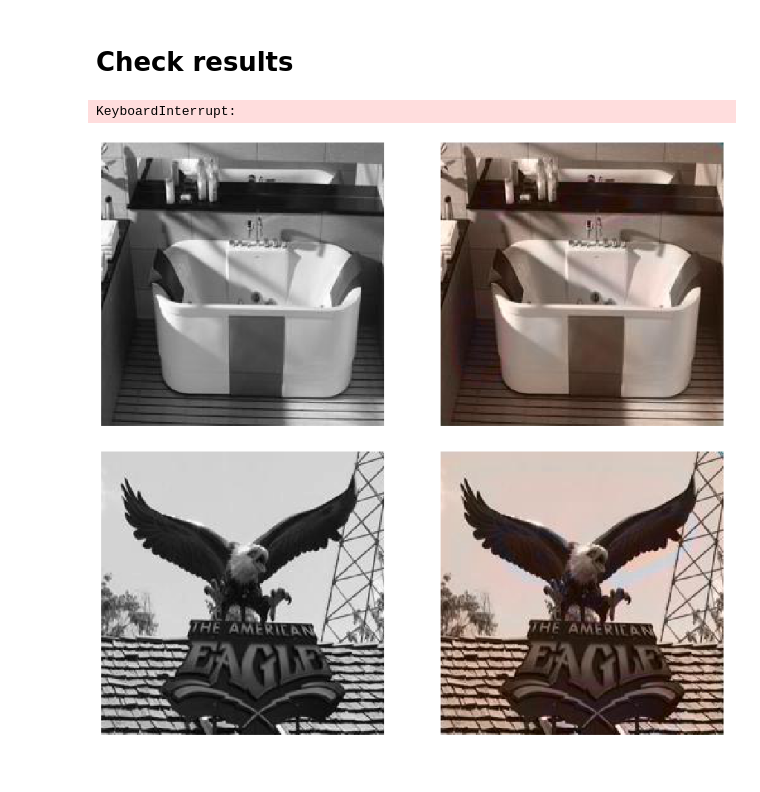
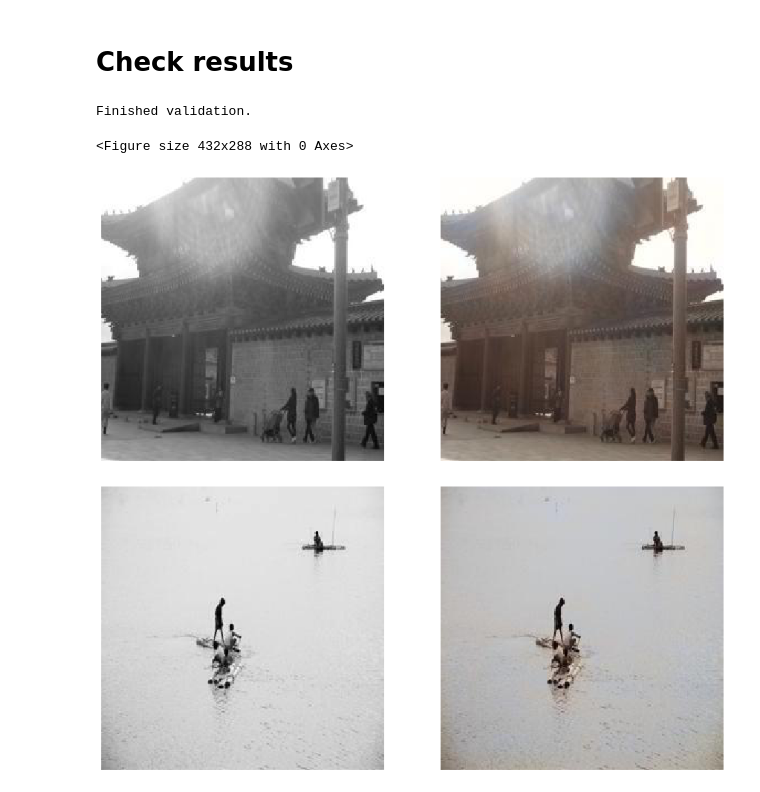
Before and after one commit to usfzhou2/Image-Colorization, a Jupyter notebook: colorization_project_combined.ipynb, the cells around one changed output. Drawn from its saved outputs; the diff is of its cells as text; code cells hidden in the pictures.

Commit message:
train 10 epoches and output

```diff
--- a/colorization_project_combined.ipynb
+++ b/colorization_project_combined.ipynb
@@ -332,22 +328,23 @@ epochs = 100
 # %%
 save_images = True
 with torch.no_grad():
-    validate(val_loader, model, criterion, save_images, 0)
+    validate(val_dl, model_val, criterion, save_images, 0)
 # %% [output]
-KeyboardInterrupt:
+Finished validation.
+<Figure size 432x288 with 0 Axes>
 # %%
 import matplotlib.image as mpimg
-image_pairs = [('outputs/color/img-36480-epoch-0.jpg', 'outputs/gray/img-36480-epoch-0.jpg'),
-               ('outputs/color/img-36484-epoch-0.jpg', 'outputs/gray/img-36484-epoch-0.jpg')]
+image_pairs = [('outputs/color/img-7296-epoch-0.jpg', 'outputs/gray/img-7296-epoch-0.jpg'),
+               ('outputs/color/img-7297-epoch-0.jpg', 'outputs/gray/img-7297-epoch-0.jpg')]
 for c, g in image_pairs:
     color = mpimg.imread(c)
     gray  = mpimg.imread(g)
     f, axarr = plt.subplots(1, 2)
     f.set_size_inches(15, 15)
     axarr[0].imshow(gray, cmap='gray')
     axarr[1].imshow(color)
     axarr[0].axis('off'), axarr[1].axis('off')
     plt.show()
 # %% [output]
-[figure, old version]
+[figure, new version]
-[figure, old version]
+[figure, new version]
```
Also changed, not shown: parts of 12 cells of this notebook.
